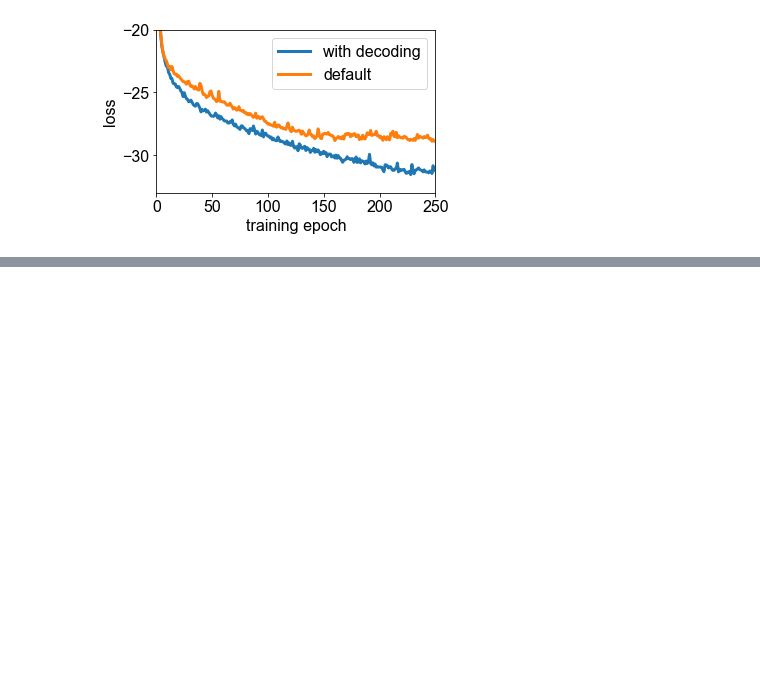
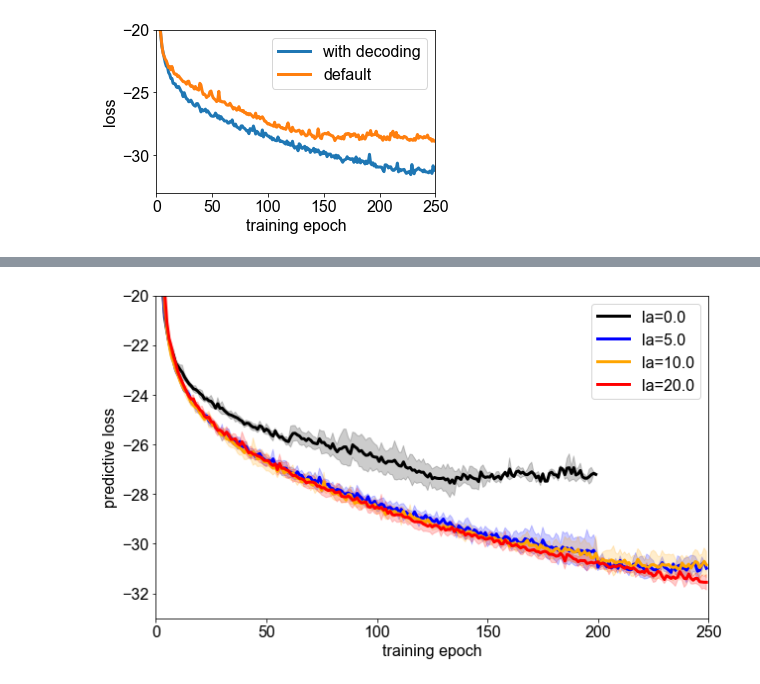
Before and after one commit to azaho/flappydream, a Jupyter notebook: testing.ipynb, the cells around one changed output, grey strips where cells are left out. Drawn from its saved outputs; the diff is of its cells as text; code cells hidden in the pictures; blank space fills up the shorter version.

```diff
--- a/testing.ipynb
+++ b/testing.ipynb
@@ -39,0 +86,52 @@ plt.show()
+# %%
+import numpy as np
+import matplotlib.pyplot as plt
+
+plt.rcParams.update({'font.family': 'Arial', 'font.size': 16})
+
+plt.figure(figsize=(10, 6))  # Adjust the figure size as needed
+
+for lambda_sv_i, lambda_sv in enumerate([0.0, 5.0, 10.0, 20.0]):
+    color = ["black", "blue", "orange", "red"][lambda_sv_i]
+
+    all_losses = []
+    for random_index in range(5):
+        state_vars_to_predict = [9, 10, 11]
+        detach_gradients = False
+        use_layernorm = True
+        truncate_at_batch = 40
+        n_hidden = 128
+        train_epochs = 250
+        save_every_epochs = 50
+        max_gradient_norm = 100.0
+        lr = 0.001
+        dim_latent_z = 8
+
+        if lambda_sv == 0:
+            state_vars_to_predict = []
+
+        sv_str = 'x'.join([str(x) for x in state_vars_to_predict]) if len(state_vars_to_predict) > 0 else 'X'
+        rnn_id = f"_ln{1 if use_layernorm else 0}_nh{n_hidden}_dlz{dim_latent_z}_mgn{max_gradient_norm}_lr{lr}" + \
+                 f"_dg{1 if detach_gradients else 0}_da{truncate_at_batch}_sv{sv_str}_lsv{lambda_sv}_r{random_index}"
+
+        with open(f'data/rnn{rnn_id}/rnn_meta.json', "r") as in_file:
+            rnn_meta = json.loads(in_file.read())
+
+        losses_store = np.load(f'data/rnn{rnn_id}/rnn_losses.npz')['losses_store']
+        all_losses.append(np.mean(losses_store, axis=1)[:, 0])
+
+    all_losses = np.array(all_losses)
+    mean_losses = np.nanmean(all_losses, axis=0)
+    std_losses = np.nanstd(all_losses, axis=0)
+
+    plt.plot(mean_losses, linewidth=3, color=color, label=f"la={lambda_sv}")
+    plt.fill_between(range(len(mean_losses)), mean_losses - std_losses, mean_losses + std_losses, color=color, alpha=0.2)
+
+plt.legend()
+plt.ylim(-33, -20)
+plt.xlim(0, 250)
+plt.xlabel("training epoch")
+plt.ylabel("predictive loss")
+plt.show()
+# %% [output]
+[figure, added]
```
Also changed, not shown: parts of 4 cells of this notebook, 4 other files.
